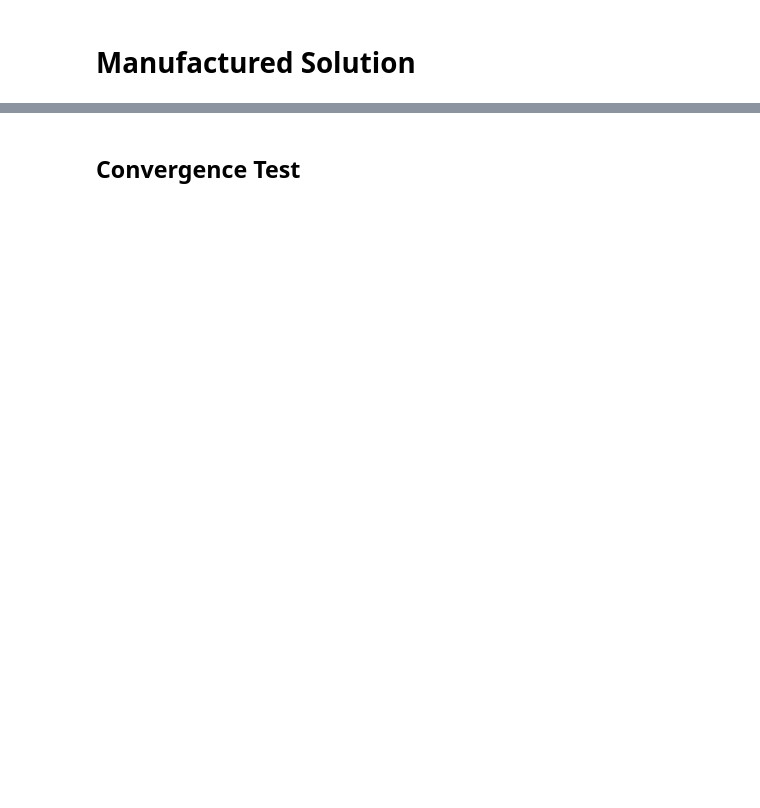
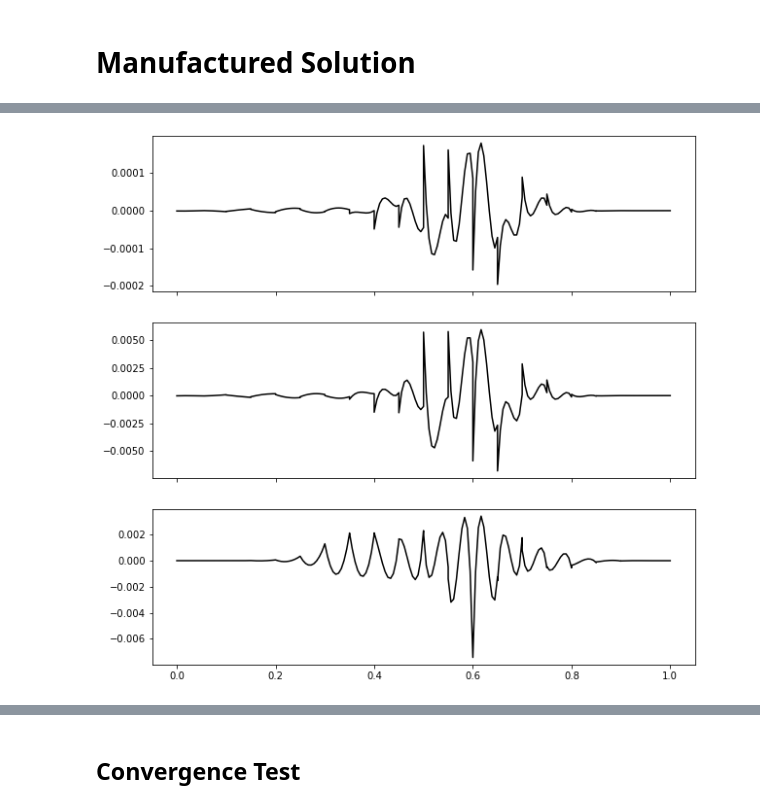
Before and after one commit to caleblogemann/pydogpack, a Jupyter notebook: apps/onedimensional/shallowwater/manufacturedsolutionexample/manufactured_solution_example.ipynb, the cells around one changed output, grey strips where cells are left out. Cells and saved outputs as stored; diff of their text form; code cells hidden in the pictures; blank space fills up the shorter version.

```diff
--- a/apps/onedimensional/shallowwater/manufacturedsolutionexample/manufactured_solution_example.ipynb
+++ b/apps/onedimensional/shallowwater/manufacturedsolutionexample/manufactured_solution_example.ipynb
@@ -96,0 +106,5 @@ error
+# %%
+dg_error = math_utils.compute_dg_error(final_solution, exact_final_solution)
+p = dg_error.create_plot()
+# %% [output]
+[figure, added]
```
Also changed, not shown: parts of 15 cells of this notebook, 2 other files.
